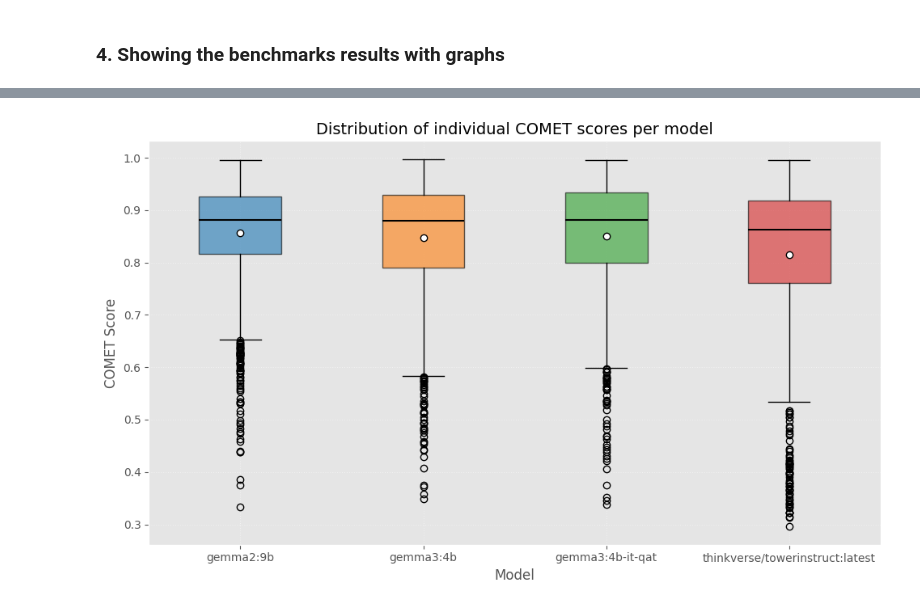
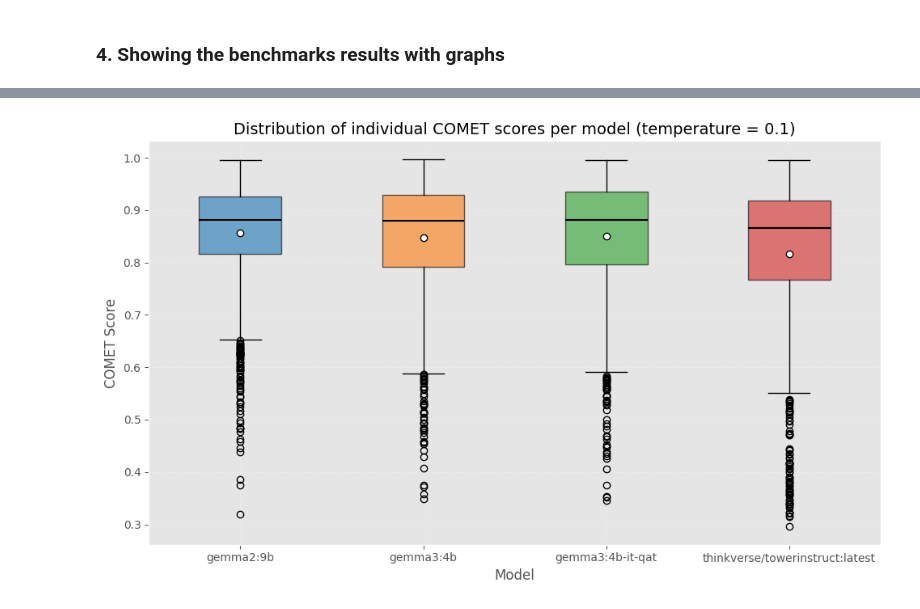
Before and after one commit to jmura84/FOREO_AI_Engineering, a Jupyter notebook: notebooks/llms_evaluation_difftemps.ipynb, the cells around one changed output, grey strips where cells are left out. Drawn from its saved outputs; the diff is of its cells as text; code cells hidden in the pictures.

Commit message:
difftemps finished

```diff
--- a/notebooks/llms_evaluation_difftemps.ipynb
+++ b/notebooks/llms_evaluation_difftemps.ipynb
@@ -82,6 +82,8 @@ Device detected: NVIDIA GeForce RTX 4070 SUPER
 
 models = ["gemma2:9b", "gemma3:4b", "gemma3:4b-it-qat", "thinkverse/towerinstruct:latest"]
 
+temps = [0.1, 0.5, 1.0]
+
 
 # Unbabel towerinstruct has 7b parameters, and llama 3.2 has 3b. I got rid of Qwen and DeepSeek because they were extremely slow.
 # %%
@@ -309,5 +359,5 @@ mean_comet_scores_df
 # %%
-def comet_lower_scores_csv(texts_path: str, scores_path: str, output_folder: str, threshold: float = 0.8):
+def comet_lower_scores_csv(texts_path: str, scores_path: str, output_folder: str, temp: float, threshold: float = 0.8):
     # Load text and score data
     texts_df = pd.read_csv(texts_path)
     scores_df = pd.read_csv(scores_path)
@@ -351,8 +401,8 @@ def comet_lower_scores_csv(texts_path: str, scores_path: str, output_folder: str
         safe_model_name = model.replace("/", "_").replace(":", "_")
 
         # Save to CSV:
-        output_path = os.path.join(output_folder, f"{safe_model_name}_low_scores.csv")
+        output_path = os.path.join(output_folder, f"{safe_model_name}_low_scores_temp{temp}.csv")
         low_scores_df.to_csv(output_path, index=False)
 
-        print(f"✅ Stored in {output_path} ({len(low_scores_df)} segments with score < {threshold})")
+        print(f"✅ Stored in {output_path} ({len(low_scores_df)} segments with score < {threshold} at temp {temp}).)")
 # %%
@@ -439,7 +455,7 @@ bleu_scores_df
 # https://huggingface.co/spaces/evaluate-metric/ter
 ter_metric = load("ter", device="cuda")
 # %%
-def ter_score(df: pd.DataFrame, model_name: str) -> float:
+def ter_score(df: pd.DataFrame, model_name: str, temp: float) -> float:
     '''
     Evaluates the model translations with the TER metric score.
     :param df:
@@ -450,7 +466,7 @@ def ter_score(df: pd.DataFrame, model_name: str) -> float:
     references = df["spanish"].tolist()
 
 
-    with tqdm(desc=f"Evaluating TER for {model_name}", total=1) as pbar:
+    with tqdm(desc=f"Evaluating TER for {model_name} at {temp} temperature", total=1) as pbar:
             result = ter_metric.compute(
                 predictions=predictions,
                 references=references,
@@ -597,8 +560,0 @@ def merge_scores(bleu_df: pd.DataFrame, ter_df: pd.DataFrame, chrf_df: pd.DataFr
-# %%
-merged_scores_output_file = "../data/corpus/csv/merged_scores_biggercorpus_temp07.csv"
-
-merged_df = merge_scores(bleu_scores_df, ter_scores_df, chrf_scores_df)
-
-# Saving it to a new CSV file:
-merged_df.to_csv(merged_scores_output_file, index=False)
-print(f"Merged scores stored in: {merged_scores_output_file}")
@@ -779,30 +747,56 @@ scores_df.head()
 # %%
-# --- Create boxplot for each model: ---
-plt.figure(figsize=(10, 6))
+# Iterate through all temperature values:
+for temp in temps:
+    file_path = os.path.join(dir, f"individual_comet_scores_difftemps_temp{temp}.csv")
 
-# Generate the boxplot using the scores_data dictionary:
-box = plt.boxplot(
-    [scores_data[model] for model in scores_data.keys()],  # Each model’s scores:
-    tick_labels=list(scores_data.keys()),                  # Model names as x-axis labels:
-    patch_artist=True,
-    showmeans=True,
-    medianprops=dict(color="black", linewidth=1.5),
-    meanprops=dict(marker="o", markerfacecolor="white", markeredgecolor="black", markersize=6),
-)
+    # Check if file exists:
+    if not os.path.exists(file_path):
+        print(f"⚠️ Missing individual COMET score file for temperature {temp}. Skipping...")
+        continue
 
-# Apply distinct colors to each box:
-for patch, color in zip(box["boxes"], colors[:len(scores_data)]):
-    patch.set_facecolor(color)
-    patch.set_alpha(0.6)
+    # Load the CSV containing the individual scores:
+    scores_df = pd.read_csv(file_path)
 
-# Add grid and labels for better readability:
-plt.grid(True, linestyle=":", alpha=0.5)
-plt.ylabel("COMET Score", fontsize=12)
-plt.xlabel("Model", fontsize=12)
-plt.title("Distribution of individual COMET scores per model", fontsize=14)
-plt.tight_layout()
+    # Convert stringified lists to actual Python lists:
+    scores_data = {}
+    for model in scores_df.columns:
+        try:
+            scores_data[model] = ast.literal_eval(scores_df[model].iloc[0])
+        except Exception as e:
+            print(f"⚠️ Could not parse scores for {model}: {e}")
+            continue
 
-# Show the plot:
-plt.show()
+    # Skip if no valid data:
+    if not scores_data:
+        print(f"⚠️ No valid COMET data found for temperature {temp}. Skipping...")
+        continue
+
+    # --- Create boxplot for each model: ---
+    plt.figure(figsize=(10, 6))
+
+    # Generate the boxplot using the parsed scores:
+    box = plt.boxplot(
+        [scores_data[model] for model in scores_data.keys()],  # Each model’s scores:
+        tick_labels=list(scores_data.keys()),                  # Model names as x-axis labels:
+        patch_artist=True,
+        showmeans=True,
+        medianprops=dict(color="black", linewidth=1.5),
+        meanprops=dict(marker="o", markerfacecolor="white", markeredgecolor="black", markersize=6),
+    )
+
+    # Apply distinct colors to each box:
+    for patch, color in zip(box["boxes"], colors[:len(scores_data)]):
+        patch.set_facecolor(color)
+        patch.set_alpha(0.6)
+
+    # Add grid and labels:
+    plt.grid(True, linestyle=":", alpha=0.5)
+    plt.ylabel("COMET Score", fontsize=12)
+    plt.xlabel("Model", fontsize=12)
+    plt.title(f"Distribution of individual COMET scores per model (temperature = {temp})", fontsize=14)
+    plt.tight_layout()
+
+    # Display the boxplot:
+    plt.show()
 # %% [output]
-[figure, old version]
+[figure, new version]
```
Also changed, not shown: parts of 33 cells of this notebook, 27 other files.
